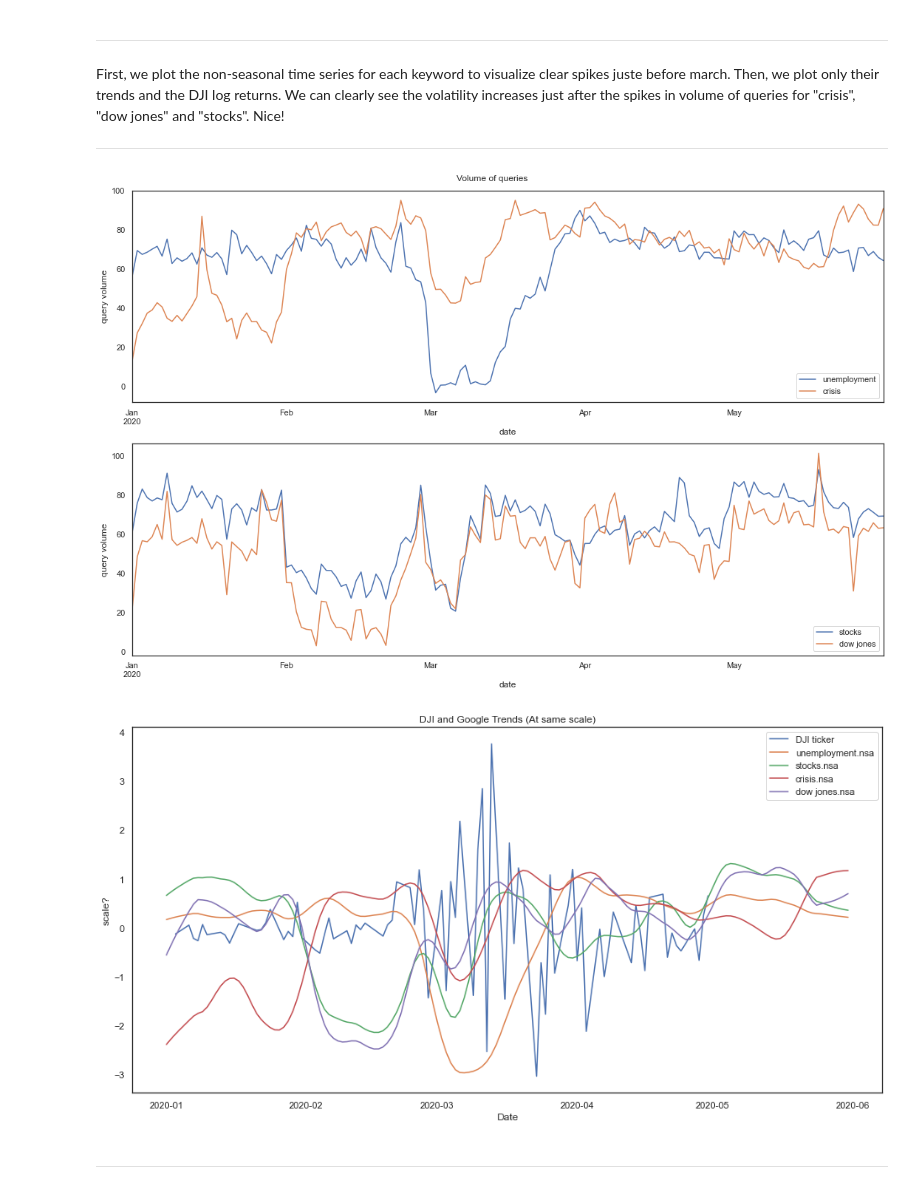
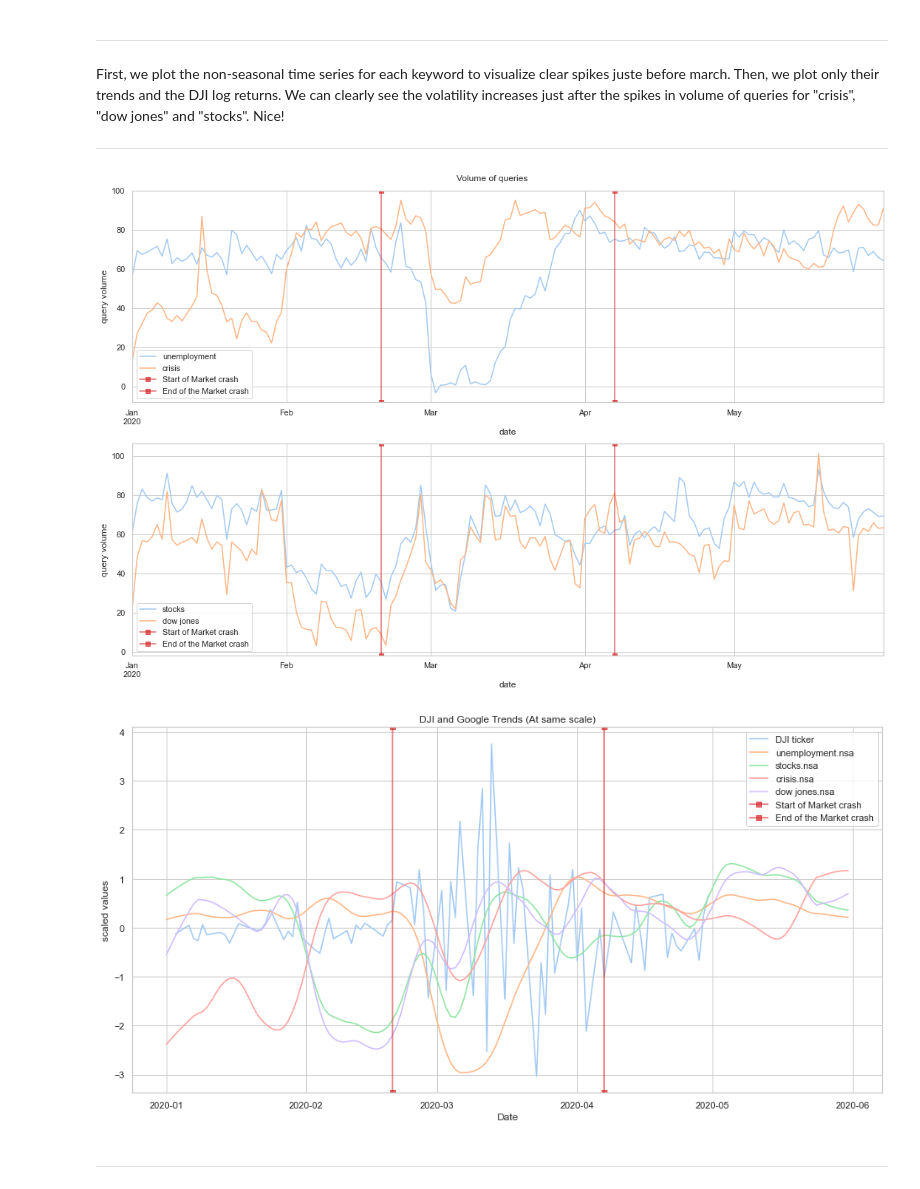
Before and after one commit to epfl-ada/ada-2020-project-milestone-p3-p3_adanas, a Jupyter notebook: creative_extension.ipynb, the cells around one changed output. Saved outputs shown, nothing was run; the diff lists cells and outputs as text; code cells hidden in the pictures.

```diff
--- a/creative_extension.ipynb
+++ b/creative_extension.ipynb
@@ -6,10 +6,11 @@ from pandas_datareader import data as pdr
 from datetime import date, datetime
 import numpy as np
 import matplotlib.pyplot as plt
-import matplotlib.style as style
+from matplotlib.dates import date2num
 import seaborn as sns
-sns.set_theme(style='white')
-#style.use('seaborn-deep')
+sns.set_theme(style='whitegrid')
+palette = sns.color_palette("pastel")
+sns.set_palette(palette)
 
 %matplotlib inline
 # %%
@@ -400,6 +447,7 @@ fig, axs = plt.subplots(2,figsize=(15,10))
 
 for ind, keyword in enumerate(keywords):
     if ind % 2 == 0:
+        # market crash 2020-02-20 -> 2020-04-07
         g_trends_daily[keyword+'.nsa'].plot(ax=axs[0], label=keyword)
         axs[0].legend(loc='lower right')
         axs[0].set_ylabel("query volume")
@@ -408,30 +456,41 @@ for ind, keyword in enumerate(keywords):
         axs[1].legend(loc='lower right')
         axs[1].set_ylabel("query volume")
 
+for i in range(len(axs)):
+    axs[i].axvline(date2num(datetime(2020,2,20)), label="Start of Market crash", color="tab:red", marker = 's', alpha=0.7)
+    axs[i].axvline(date2num(datetime(2020,4,7)), label="End of the Market crash", color="tab:red", marker = 's', alpha=0.7)
+axs[0].legend()
+axs[1].legend()
+
 fig.suptitle("Volume of queries")
 fig.tight_layout()
 SaveFig("volumeofqueries.png")
 plt.show()
 # %% [output]
-[figure, old version]
+[figure, new version]
 # %%
 from sklearn.preprocessing import scale
 
 # Visualizing queries trend and ticker log returns at the same scale
 fig, ax = plt.subplots(figsize=(16,8))
 
 ax.set_title(ticker + ' and Google Trends (At same scale)')
 ax.plot(returns['Date'], scale(returns[ticker]), label=ticker+' ticker')
 for keyword in keywords:
     trend = STL(g_trends_daily[keyword]).fit().trend
     ax.plot(g_trends_daily.index, scale(trend), label=keyword+'.nsa')
 ax.legend(loc='best')
 ax.set_xlabel('Date')
-ax.set_ylabel('scale?') # to change
+ax.set_ylabel('scaled values')
+
+ax.axvline(date2num(datetime(2020,2,20)), label="Start of Market crash", color="tab:red", marker = 's', alpha=0.7)
+ax.axvline(date2num(datetime(2020,4,7)), label="End of the Market crash", color="tab:red", marker = 's', alpha=0.7)
+ax.legend()
+
 SaveFig("Trends+DJI.png")
 plt.show()
 # %% [output]
-[figure, old version]
+[figure, new version]
 # %% [markdown]
 ---
 # %% [markdown]
```
Also changed, not shown: parts of 15 cells of this notebook, 8 other files.
